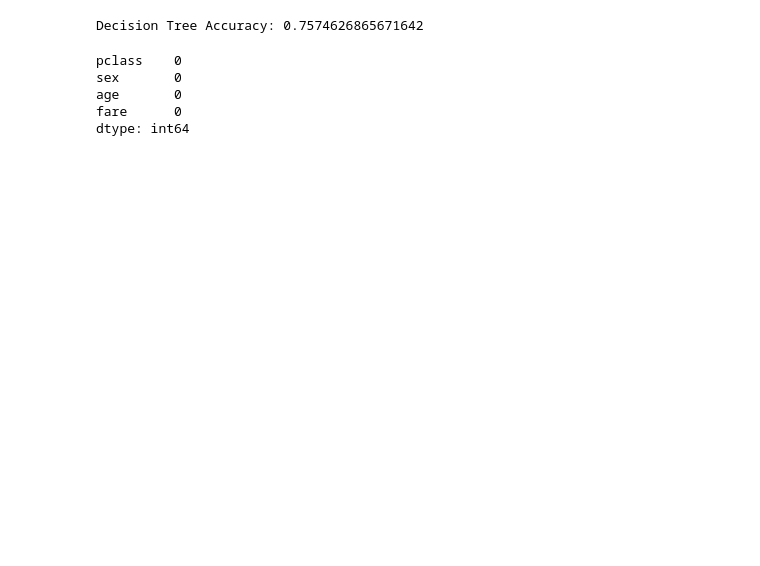
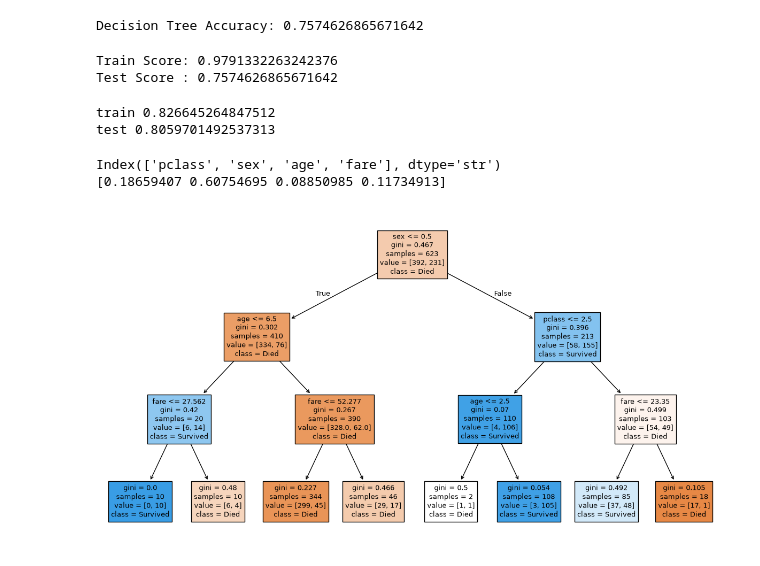
Before and after one commit to Sarthak77sec/Machine-learning, a Jupyter notebook: d_trees.ipynb, the cells around one changed output. Cells and saved outputs as stored; diff of their text form; code cells hidden in the pictures; blank space fills up the shorter version.

Commit message:
decision tree is completed advance concept are left

```diff
--- a/d_trees.ipynb
+++ b/d_trees.ipynb
@@ -31,9 +31,42 @@ print("Decision Tree Accuracy:", accuracy_score(y_test, y_pred_tree))
 # %% [output]
 Decision Tree Accuracy: 0.7574626865671642
 # %%
+print("Train Score:", tree.score(X_train, y_train))
+print("Test Score :", tree.score(X_test, y_test))
 # %% [output]
-pclass    0
-sex       0
-age       0
-fare      0
-dtype: int64
+Train Score: 0.9791332263242376
+Test Score : 0.7574626865671642
+# %%
+from sklearn.tree import DecisionTreeClassifier
+tree=DecisionTreeClassifier(
+    max_depth=3,
+    random_state=42
+)
+tree.fit(X_train,y_train)
+print("train",tree.score(X_train,y_train))
+print("test",tree.score(X_test,y_test))
+# %% [output]
+train 0.826645264847512
+test 0.8059701492537313
+# %%
+print(X.columns)
+print(tree.feature_importances_)
+# %% [output]
+Index(['pclass', 'sex', 'age', 'fare'], dtype='str')
+[0.18659407 0.60754695 0.08850985 0.11734913]
+# %%
+from sklearn.tree import plot_tree
+import matplotlib.pyplot as plt
+
+plt.figure(figsize=(15,8))
+
+plot_tree(
+    tree,
+    feature_names=X.columns,
+    class_names=['Died','Survived'],
+    filled=True
+)
+
+plt.show()
+# %% [output]
+[figure, added]
```
